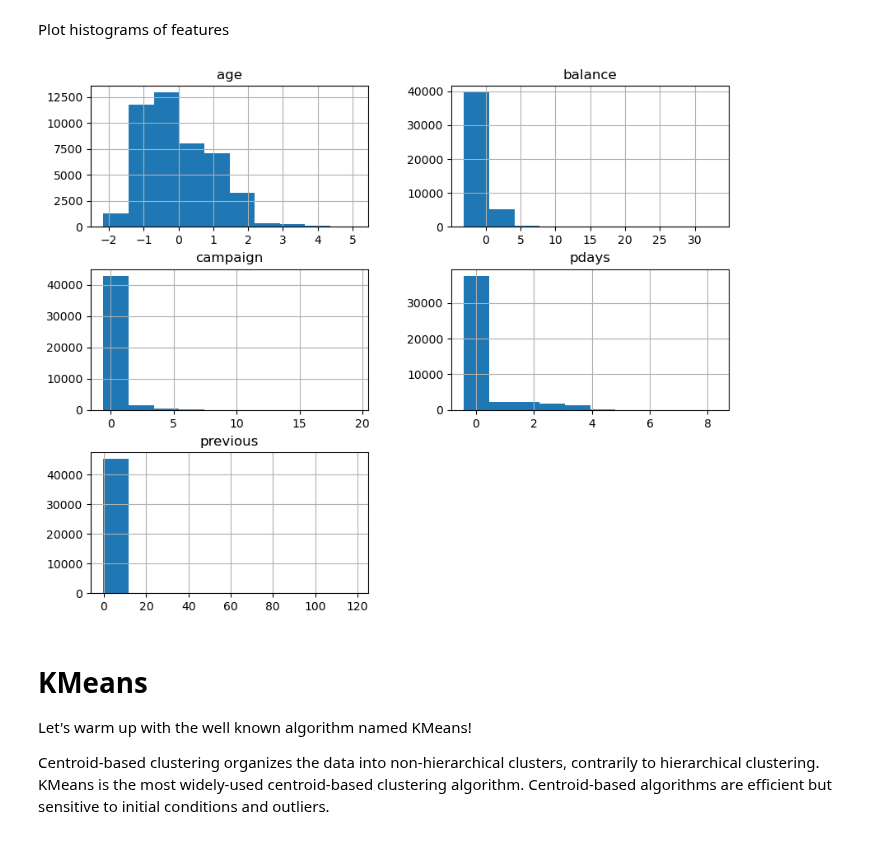
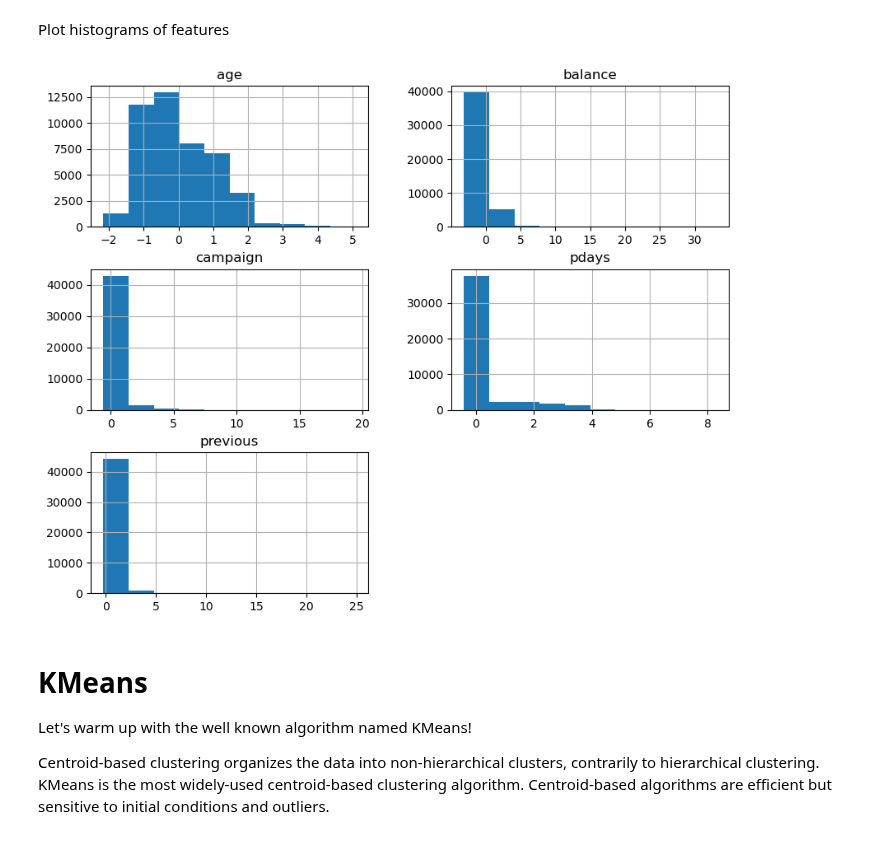
Before and after one commit to ThibaultLaunois/CampNum-12_ML2_Classification_and_Clustering, a Jupyter notebook: ML2.3_clustering_intro/notebook/Clustering_v2.ipynb, the cells around one changed output. Saved outputs shown, nothing was run; the diff lists cells and outputs as text; code cells hidden in the pictures.

```diff
--- a/ML2.3_clustering_intro/notebook/Clustering_v2.ipynb
+++ b/ML2.3_clustering_intro/notebook/Clustering_v2.ipynb
@@ -124,10 +122,14 @@ df_norm=preprocessor.fit_transform(df)
+# %%
+df_norm=preprocessor.fit_transform(df)
+df_norm=pd.DataFrame(columns=numerical_features, data=df_norm)
+df_norm = df_norm.drop(index=df_norm["previous"].idxmax()) #Very big outlier
 # %%
 # code here
 rcParams['figure.figsize']=(10,8)
-pd.DataFrame(columns=numerical_features, data=df_norm).hist()
+df_norm.hist()
 plt.show()
 # %% [output]
-[figure, old version]
+[figure, new version]
 # %% [markdown]
 # KMeans
 
```
Also changed, not shown: parts of 5 cells of this notebook.
